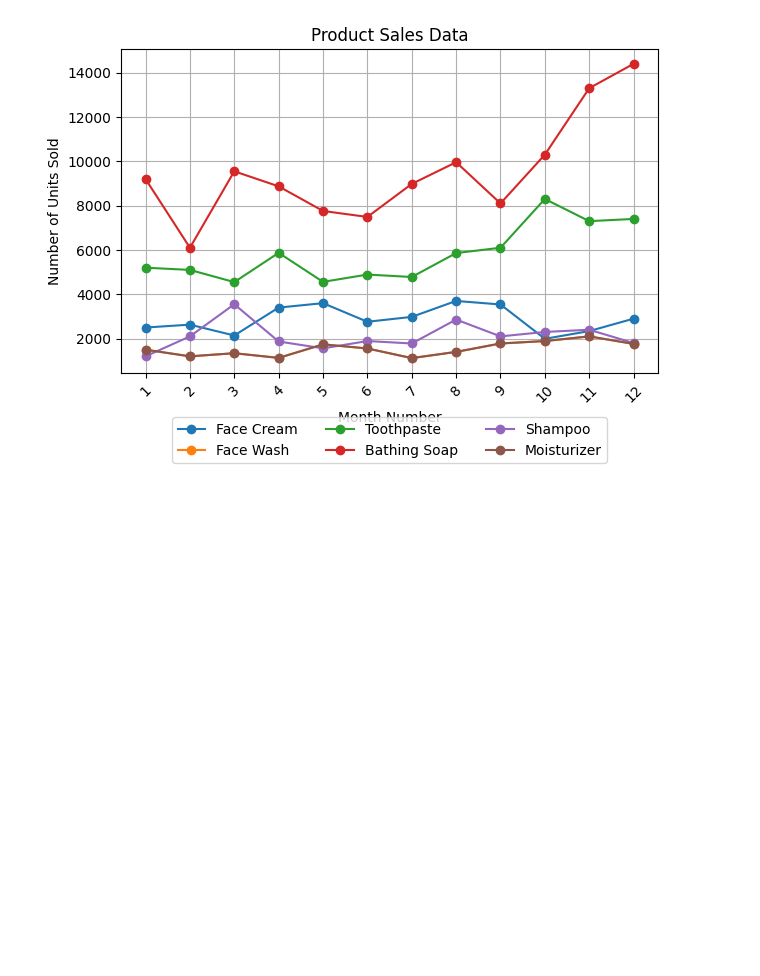
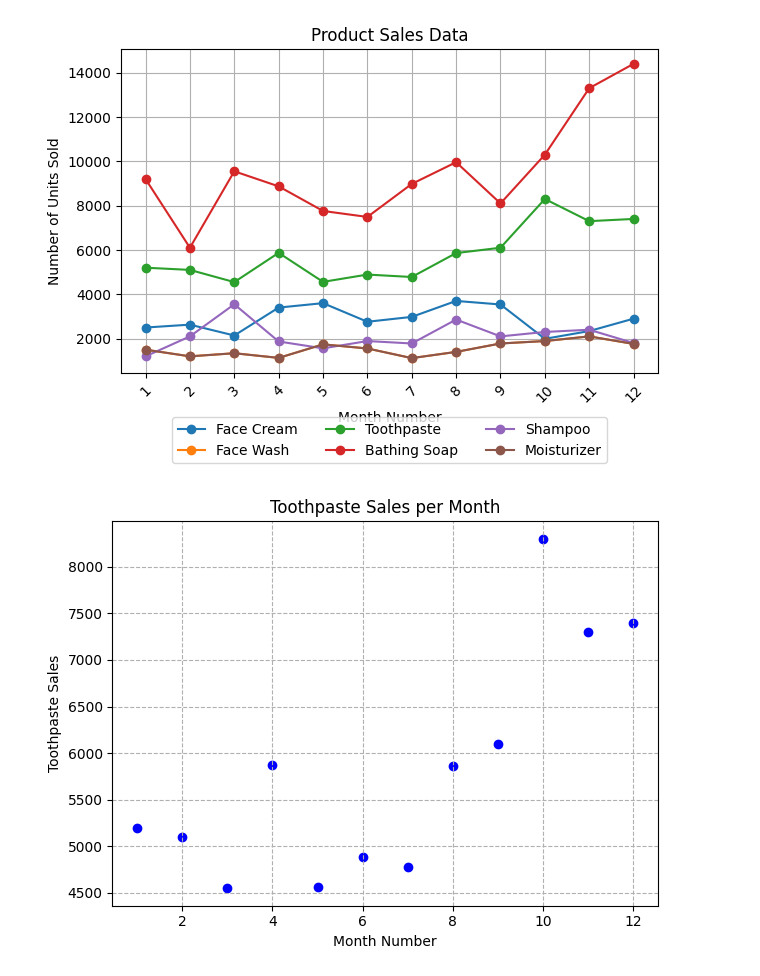
Before and after one commit to Hackerdude374/CS245-Lab-Assignments, a Jupyter notebook: lab6.ipynb, the cells around one changed output. Cells and saved outputs as stored; diff of their text form; code cells hidden in the pictures; blank space fills up the shorter version.

```diff
--- a/lab6.ipynb
+++ b/lab6.ipynb
@@ -132,8 +132,37 @@ plt.show()
 # %%
 
 # Exercise 4: Read toothpaste sales data of each month and show it using a scatter plot
 # Also, add a grid in the plot. gridline style should “–“.
 # The scatter plot should look like this.
+
+
+
+import matplotlib.pyplot as plt
+import pandas as pd
+
+# Read the CSV file
+df = pd.read_csv("company_sales_data.csv")
+
+# Extracting data for plotting
+months = df['month_number']
+toothpaste_sales = df['toothpaste']
+
+# Creating the scatter plot
+plt.scatter(months, toothpaste_sales, color='blue', marker='o')
+
+# Adding labels and title
+plt.xlabel('Month Number')
+plt.ylabel('Toothpaste Sales')
+plt.title('Toothpaste Sales per Month')
+
+# Adding gridlines with specified style
+plt.grid(True, linestyle='--')
+
+# Displaying the plot
+plt.tight_layout()
+plt.show()
+# %% [output]
+[figure, added]
 # %%
 # Exercise 5: Read face cream and facewash product sales data and show it using the bar chart
 # The bar chart should display the number of units sold per month for each product. Add a separate bar for each product in the same chart.
```
